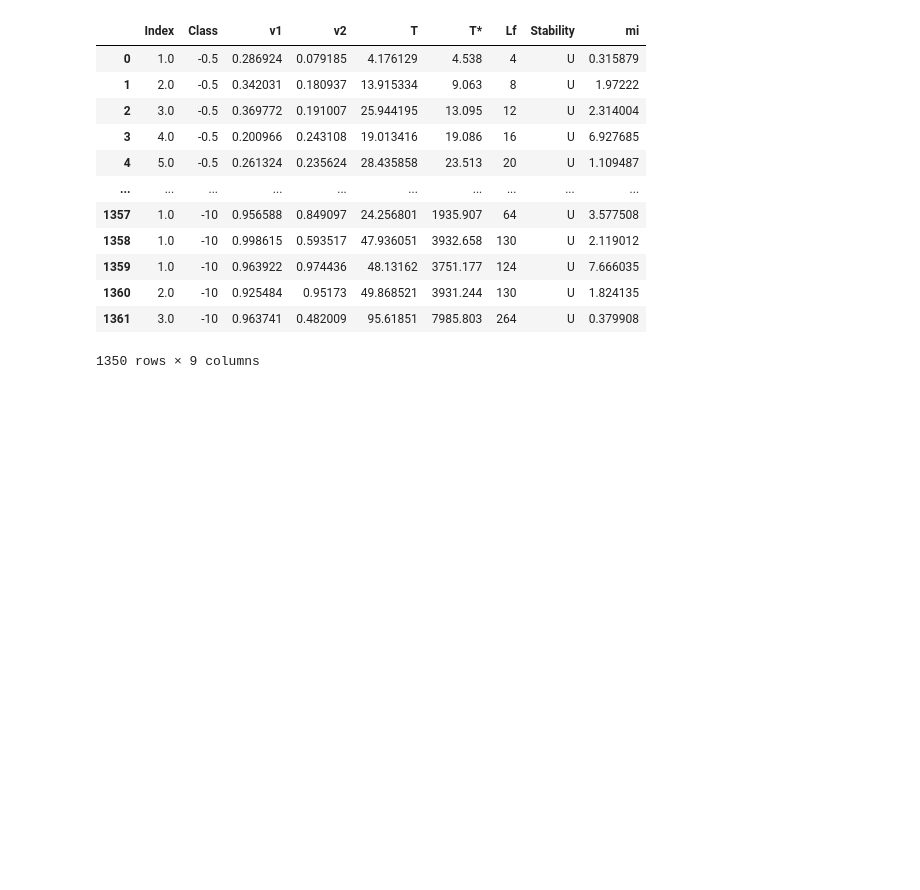
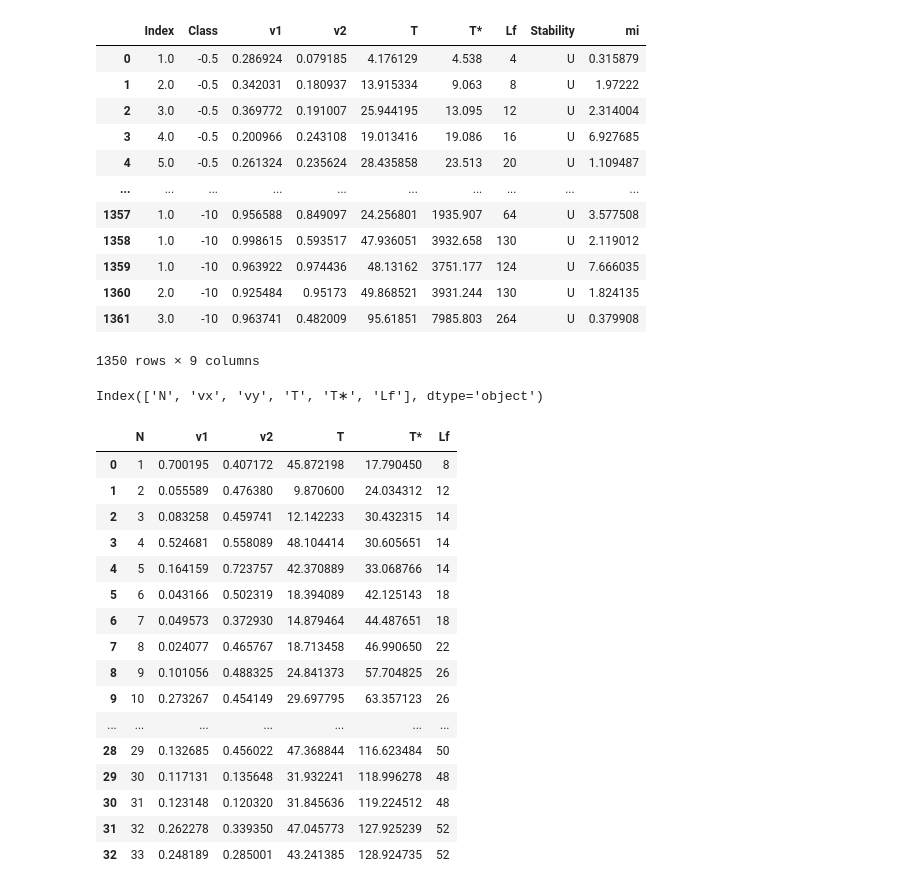
Before and after one commit to trsavi/Three-body-orbits-correlations, a Jupyter notebook: Ciscenje.ipynb, the cells around one changed output. Cells and saved outputs as stored; diff of their text form; code cells hidden in the pictures; blank space fills up the shorter version.

```diff
--- a/Ciscenje.ipynb
+++ b/Ciscenje.ipynb
@@ -210,0 +216,4 @@ dt
+# %%
+data_3.columns
+# %% [output]
+Index(['N', 'vx', 'vy', 'T', 'T∗', 'Lf'], dtype='object')
@@ -210,0 +222,20 @@ dt
+# %%
+data_3
+# %% [output]
+|  | N | v1 | v2 | T | T* | Lf |
+| 0 | 1 | 0.700195 | 0.407172 | 45.872198 | 17.790450 | 8 |
+| 1 | 2 | 0.055589 | 0.476380 | 9.870600 | 24.034312 | 12 |
+| 2 | 3 | 0.083258 | 0.459741 | 12.142233 | 30.432315 | 14 |
+| 3 | 4 | 0.524681 | 0.558089 | 48.104414 | 30.605651 | 14 |
+| 4 | 5 | 0.164159 | 0.723757 | 42.370889 | 33.068766 | 14 |
+| 5 | 6 | 0.043166 | 0.502319 | 18.394089 | 42.125143 | 18 |
+| 6 | 7 | 0.049573 | 0.372930 | 14.879464 | 44.487651 | 18 |
+| 7 | 8 | 0.024077 | 0.465767 | 18.713458 | 46.990650 | 22 |
+| 8 | 9 | 0.101056 | 0.488325 | 24.841373 | 57.704825 | 26 |
+| 9 | 10 | 0.273267 | 0.454149 | 29.697795 | 63.357123 | 26 |
+| ... | ... | ... | ... | ... | ... | ... |
+| 28 | 29 | 0.132685 | 0.456022 | 47.368844 | 116.623484 | 50 |
+| 29 | 30 | 0.117131 | 0.135648 | 31.932241 | 118.996278 | 48 |
+| 30 | 31 | 0.123148 | 0.120320 | 31.845636 | 119.224512 | 48 |
+| 31 | 32 | 0.262278 | 0.339350 | 47.045773 | 127.925239 | 52 |
+| 32 | 33 | 0.248189 | 0.285001 | 43.241385 | 128.924735 | 52 |
```
Also changed, not shown: parts of 5 cells of this notebook, 4 other files.
